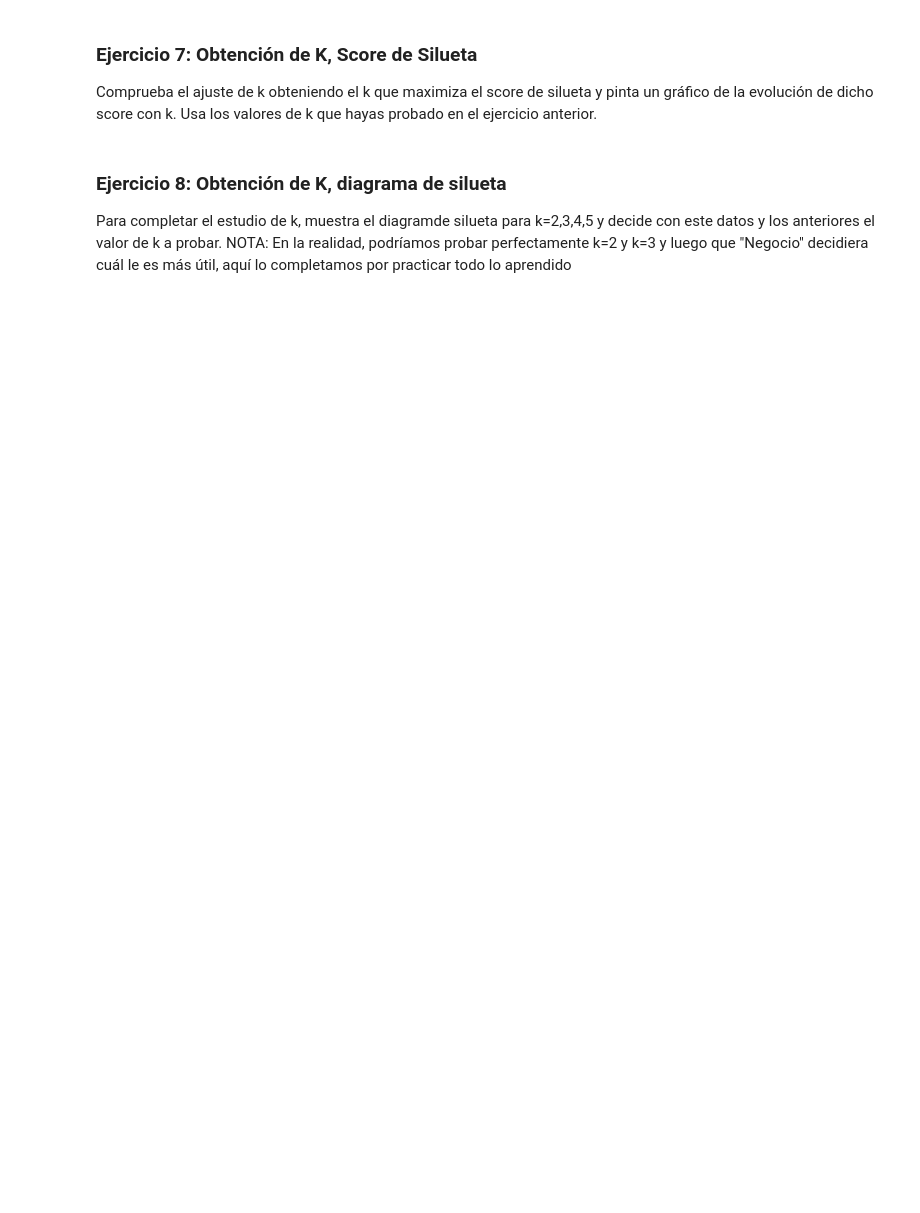
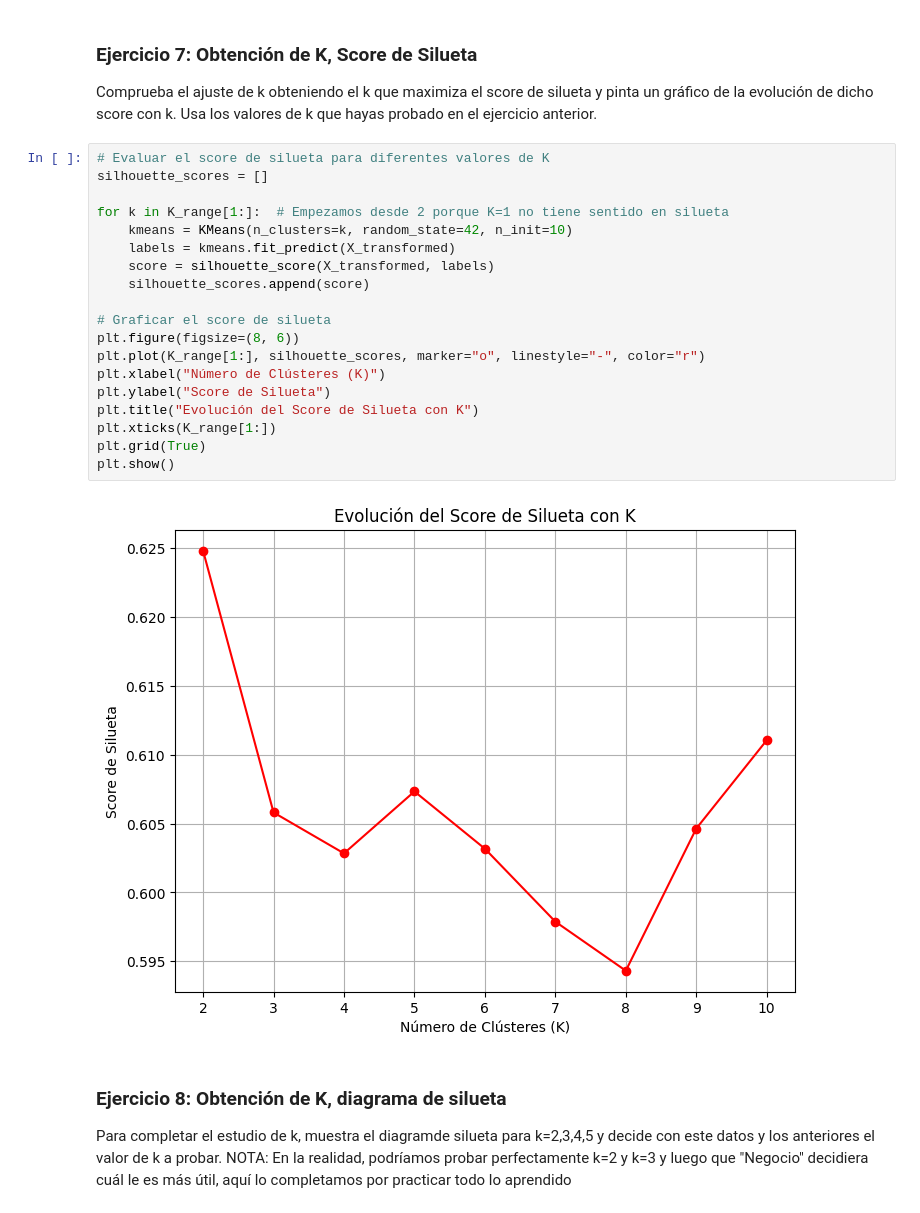
Before and after one commit to alvarosmms/ONLINE_DS_THEBRIDGE_ALVAROSMMS, a Jupyter notebook: Sprint_13/Unidad_01/Ejercicios_Workout/13_Ejercicios_K-Means.ipynb, the cells around one changed output. Saved outputs shown, nothing was run; the diff lists cells and outputs as text; blank space fills up the shorter version.

```diff
--- a/Sprint_13/Unidad_01/Ejercicios_Workout/13_Ejercicios_K-Means.ipynb
+++ b/Sprint_13/Unidad_01/Ejercicios_Workout/13_Ejercicios_K-Means.ipynb
@@ -98,6 +180,27 @@ Evalua diferentes valores K y escoge uno a partir del método del codo/elbow de
 ### Ejercicio 7: Obtención de K, Score de Silueta
 
 Comprueba el ajuste de k obteniendo el k que maximiza el score de silueta y pinta un gráfico de la evolución de dicho score con k. Usa los valores de k que hayas probado en el ejercicio anterior.
+# %%
+# Evaluar el score de silueta para diferentes valores de K
+silhouette_scores = []
+
+for k in K_range[1:]:  # Empezamos desde 2 porque K=1 no tiene sentido en silueta
+    kmeans = KMeans(n_clusters=k, random_state=42, n_init=10)
+    labels = kmeans.fit_predict(X_transformed)
+    score = silhouette_score(X_transformed, labels)
+    silhouette_scores.append(score)
+
+# Graficar el score de silueta
+plt.figure(figsize=(8, 6))
+plt.plot(K_range[1:], silhouette_scores, marker="o", linestyle="-", color="r")
+plt.xlabel("Número de Clústeres (K)")
+plt.ylabel("Score de Silueta")
+plt.title("Evolución del Score de Silueta con K")
+plt.xticks(K_range[1:])
+plt.grid(True)
+plt.show()
+# %% [output]
+[figure, added]
 # %% [markdown]
 ### Ejercicio 8: Obtención de K, diagrama de silueta
 
```
Also changed, not shown: parts of 12 cells of this notebook.
